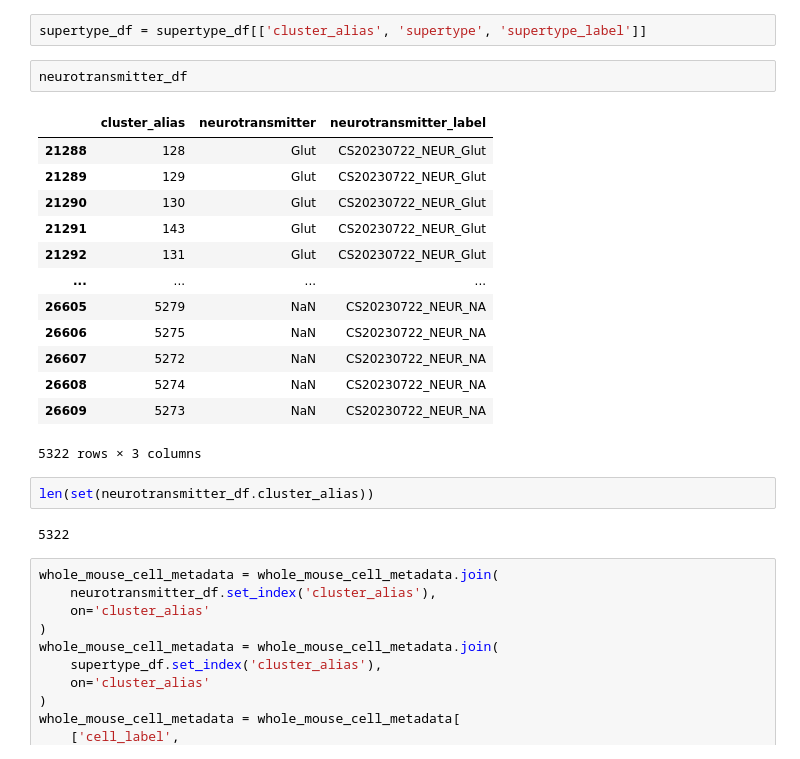
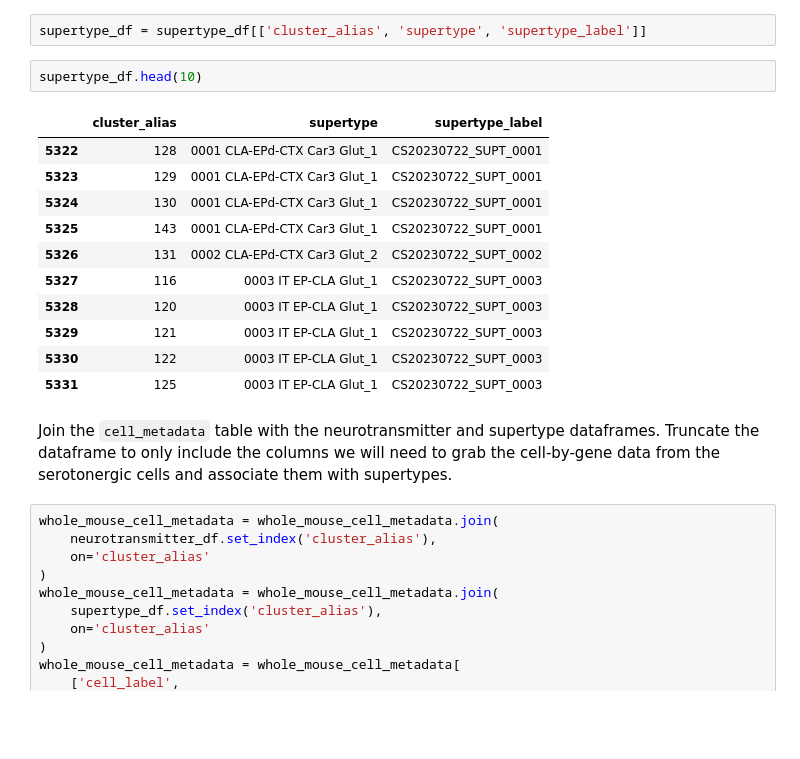
Before and after one commit to danielsf/jottings, a Jupyter notebook: PutItAllTogether.ipynb, the cells around one changed output. Drawn from its saved outputs; the diff is of its cells as text; blank space fills up the shorter version.

```diff
--- a/PutItAllTogether.ipynb
+++ b/PutItAllTogether.ipynb
@@ -71,25 +114,21 @@ supertype_df = supertype_df.rename(
 # %%
 supertype_df = supertype_df[['cluster_alias', 'supertype', 'supertype_label']]
 # %%
-neurotransmitter_df
+supertype_df.head(10)
 # %% [output]
-|  | cluster_alias | neurotransmitter | neurotransmitter_label |
-| 21288 | 128 | Glut | CS20230722_NEUR_Glut |
-| 21289 | 129 | Glut | CS20230722_NEUR_Glut |
-| 21290 | 130 | Glut | CS20230722_NEUR_Glut |
-| 21291 | 143 | Glut | CS20230722_NEUR_Glut |
-| 21292 | 131 | Glut | CS20230722_NEUR_Glut |
-| ... | ... | ... | ... |
-| 26605 | 5279 | NaN | CS20230722_NEUR_NA |
-| 26606 | 5275 | NaN | CS20230722_NEUR_NA |
-| 26607 | 5272 | NaN | CS20230722_NEUR_NA |
-| 26608 | 5274 | NaN | CS20230722_NEUR_NA |
-| 26609 | 5273 | NaN | CS20230722_NEUR_NA |
+|  | cluster_alias | supertype | supertype_label |
+| 5322 | 128 | 0001 CLA-EPd-CTX Car3 Glut_1 | CS20230722_SUPT_0001 |
+| 5323 | 129 | 0001 CLA-EPd-CTX Car3 Glut_1 | CS20230722_SUPT_0001 |
+| 5324 | 130 | 0001 CLA-EPd-CTX Car3 Glut_1 | CS20230722_SUPT_0001 |
+| 5325 | 143 | 0001 CLA-EPd-CTX Car3 Glut_1 | CS20230722_SUPT_0001 |
+| 5326 | 131 | 0002 CLA-EPd-CTX Car3 Glut_2 | CS20230722_SUPT_0002 |
+| 5327 | 116 | 0003 IT EP-CLA Glut_1 | CS20230722_SUPT_0003 |
+| 5328 | 120 | 0003 IT EP-CLA Glut_1 | CS20230722_SUPT_0003 |
+| 5329 | 121 | 0003 IT EP-CLA Glut_1 | CS20230722_SUPT_0003 |
+| 5330 | 122 | 0003 IT EP-CLA Glut_1 | CS20230722_SUPT_0003 |
+| 5331 | 125 | 0003 IT EP-CLA Glut_1 | CS20230722_SUPT_0003 |
-5322 rows × 3 columns
-# %%
-len(set(neurotransmitter_df.cluster_alias))
-# %% [output]
-5322
+# %% [markdown]
+Join the `cell_metadata` table with the neurotransmitter and supertype dataframes. Truncate the dataframe to only include the columns we will need to grab the cell-by-gene data from the serotonergic cells and associate them with supertypes.
 # %%
 whole_mouse_cell_metadata = whole_mouse_cell_metadata.join(
     neurotransmitter_df.set_index('cluster_alias'),
```
Also changed, not shown: parts of 68 cells of this notebook.
